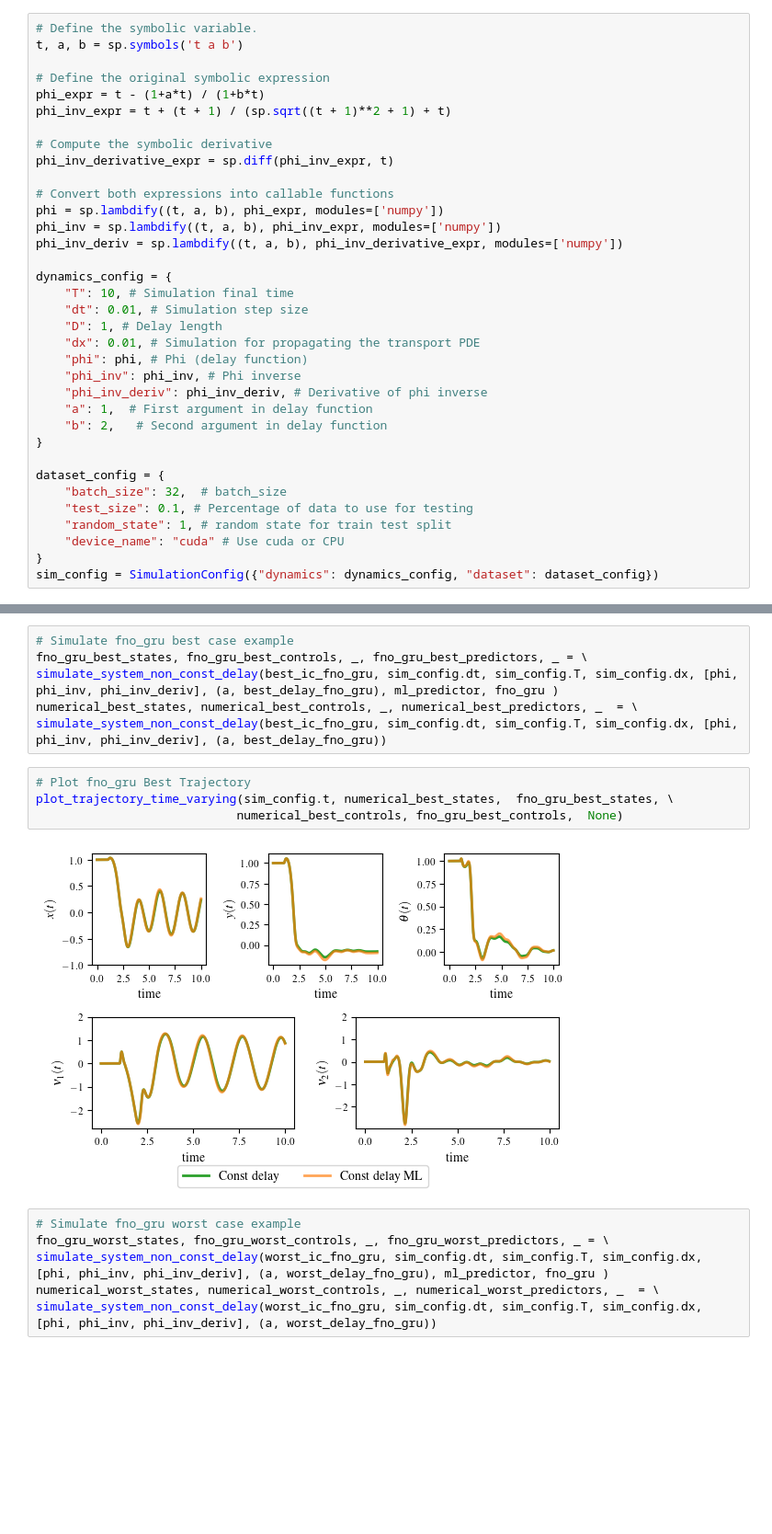
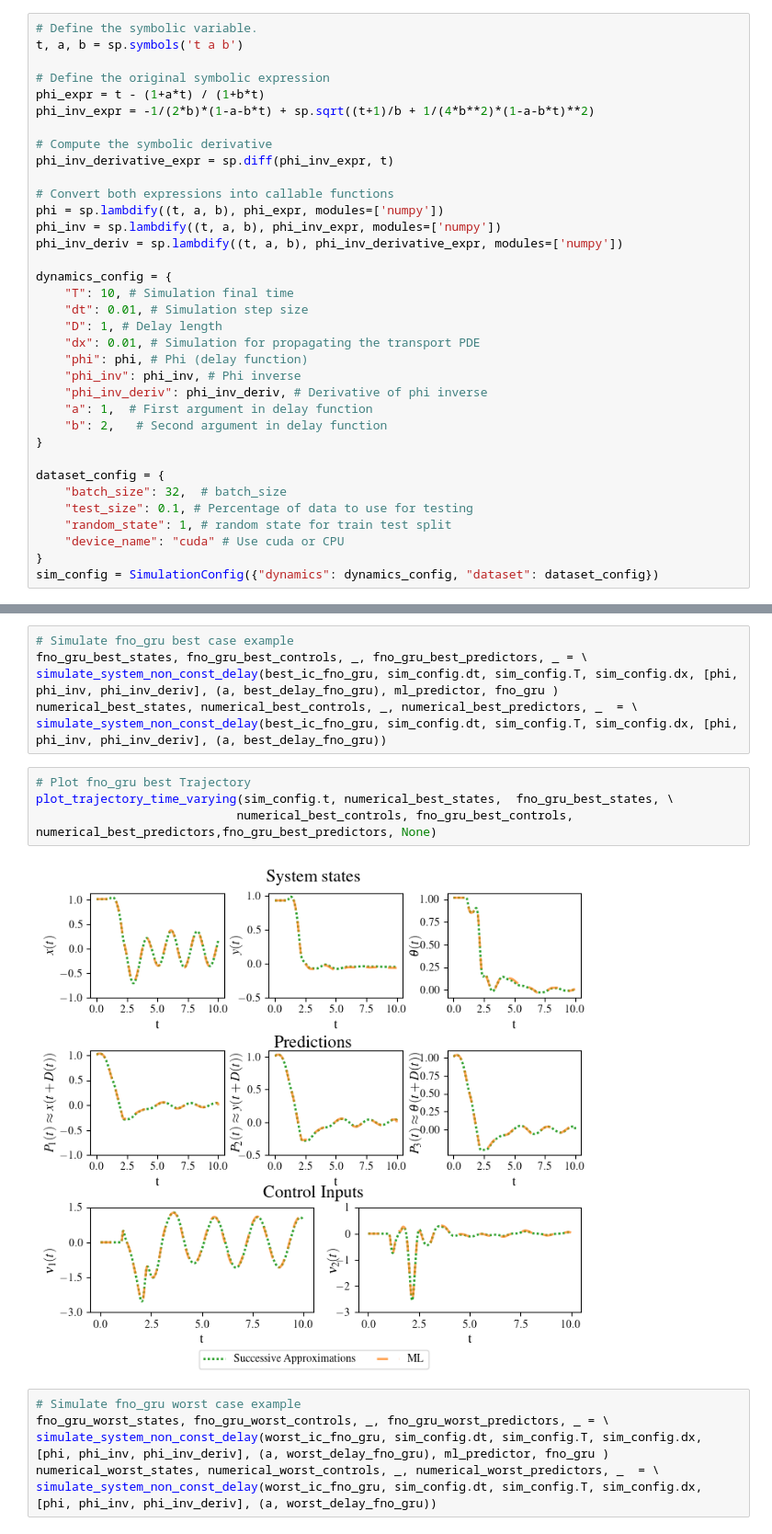
Before and after one commit to gokulg02/NeuralOperatorPredictorFeedback-xArm6, a Jupyter notebook: examples/UnicycleTimeVaryingDelayExample.ipynb, the cells around one changed output, grey strips where cells are left out. Shown at 92% size. Saved outputs shown, nothing was run; the diff lists cells and outputs as text; blank space fills up the shorter version.

```diff
--- a/examples/UnicycleTimeVaryingDelayExample.ipynb
+++ b/examples/UnicycleTimeVaryingDelayExample.ipynb
@@ -57,7 +57,7 @@ t, a, b = sp.symbols('t a b')
 
 # Define the original symbolic expression
 phi_expr = t - (1+a*t) / (1+b*t)
-phi_inv_expr = t + (t + 1) / (sp.sqrt((t + 1)**2 + 1) + t)
+phi_inv_expr = -1/(2*b)*(1-a-b*t) + sp.sqrt((t+1)/b + 1/(4*b**2)*(1-a-b*t)**2)
 
 # Compute the symbolic derivative
 phi_inv_derivative_expr = sp.diff(phi_inv_expr, t)
@@ -579,11 +577,11 @@ simulate_system_non_const_delay(best_ic_fno_gru, sim_config.dt, sim_config.T, si
 numerical_best_states, numerical_best_controls, _, numerical_best_predictors, _  = \
 simulate_system_non_const_delay(best_ic_fno_gru, sim_config.dt, sim_config.T, sim_config.dx, [phi, phi_inv, phi_inv_deriv], (a, best_delay_fno_gru))
 # %%
-# Plot fno_gru Best Trajectory
+# Plot fno_gru best Trajectory
 plot_trajectory_time_varying(sim_config.t, numerical_best_states,  fno_gru_best_states, \
-                            numerical_best_controls, fno_gru_best_controls,  None)
+                            numerical_best_controls, fno_gru_best_controls, numerical_best_predictors,fno_gru_best_predictors, None)
 # %% [output]
-[figure, old version]
+[figure, new version]
 # %%
 # Simulate fno_gru worst case example
 fno_gru_worst_states, fno_gru_worst_controls, _, fno_gru_worst_predictors, _ = \
```
Also changed, not shown: parts of 23 cells of this notebook, 1 other file.
